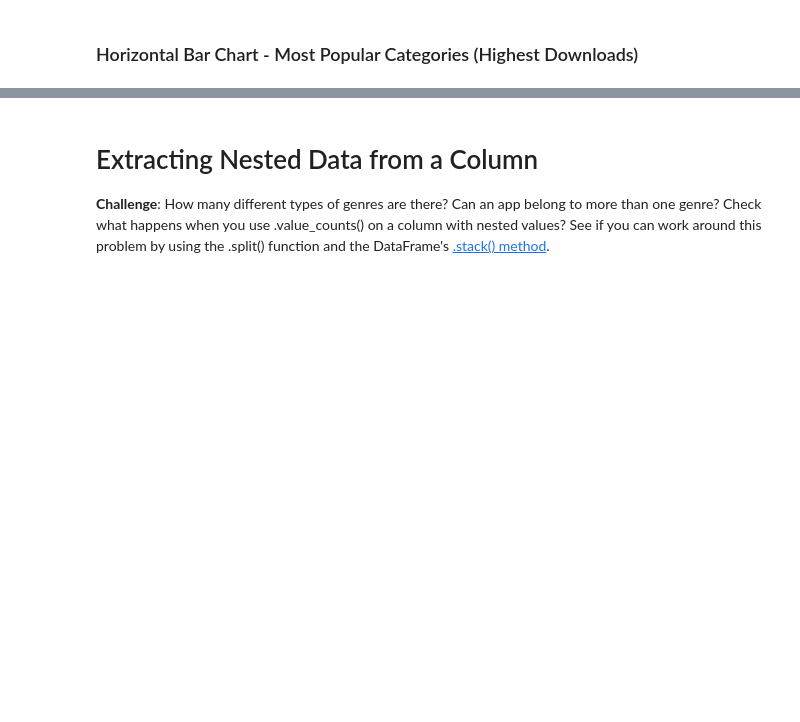
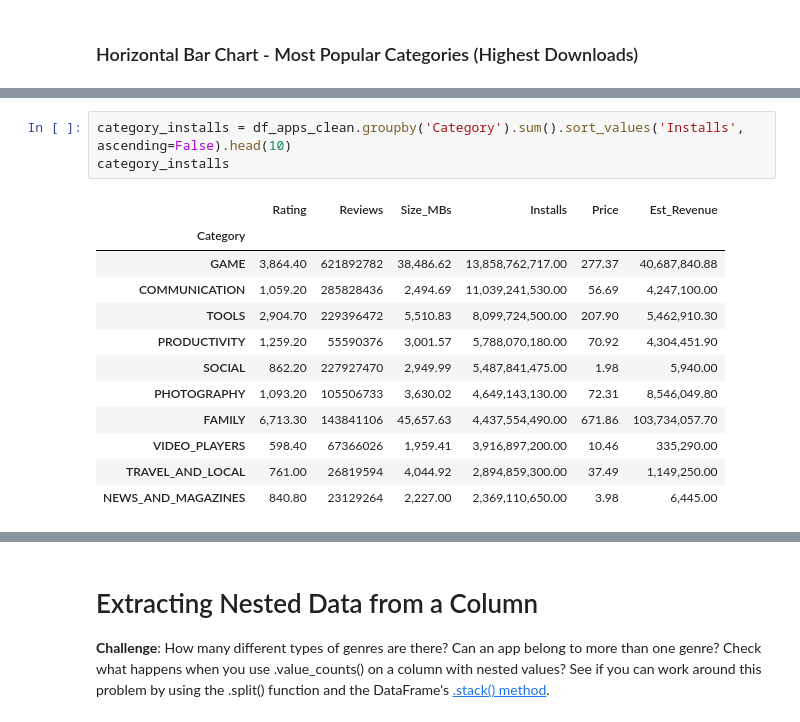
Before and after one commit to halilcodes/android-store-observer, a Jupyter notebook: Google Play Store App Analytics (start).ipynb, the cells around one changed output, grey strips where cells are left out. Saved outputs shown, nothing was run; the diff lists cells and outputs as text; blank space fills up the shorter version.

```diff
--- a/Google Play Store App Analytics (start).ipynb
+++ b/Google Play Store App Analytics (start).ipynb
@@ -400,0 +421,16 @@ df_apps_clean.sort_values('Est_Revenue', ascending=False).head(20)
+# %%
+category_installs = df_apps_clean.groupby('Category').sum().sort_values('Installs', ascending=False).head(10)
+category_installs
+# %% [output]
+|  | Rating | Reviews | Size_MBs | Installs | Price | Est_Revenue |
+| Category |  |  |  |  |  |  |
+| GAME | 3,864.40 | 621892782 | 38,486.62 | 13,858,762,717.00 | 277.37 | 40,687,840.88 |
+| COMMUNICATION | 1,059.20 | 285828436 | 2,494.69 | 11,039,241,530.00 | 56.69 | 4,247,100.00 |
+| TOOLS | 2,904.70 | 229396472 | 5,510.83 | 8,099,724,500.00 | 207.90 | 5,462,910.30 |
+| PRODUCTIVITY | 1,259.20 | 55590376 | 3,001.57 | 5,788,070,180.00 | 70.92 | 4,304,451.90 |
+| SOCIAL | 862.20 | 227927470 | 2,949.99 | 5,487,841,475.00 | 1.98 | 5,940.00 |
+| PHOTOGRAPHY | 1,093.20 | 105506733 | 3,630.02 | 4,649,143,130.00 | 72.31 | 8,546,049.80 |
+| FAMILY | 6,713.30 | 143841106 | 45,657.63 | 4,437,554,490.00 | 671.86 | 103,734,057.70 |
+| VIDEO_PLAYERS | 598.40 | 67366026 | 1,959.41 | 3,916,897,200.00 | 10.46 | 335,290.00 |
+| TRAVEL_AND_LOCAL | 761.00 | 26819594 | 4,044.92 | 2,894,859,300.00 | 37.49 | 1,149,250.00 |
+| NEWS_AND_MAGAZINES | 840.80 | 23129264 | 2,227.00 | 2,369,110,650.00 | 3.98 | 6,445.00 |
```
Also changed, not shown: parts of 5 cells of this notebook.
